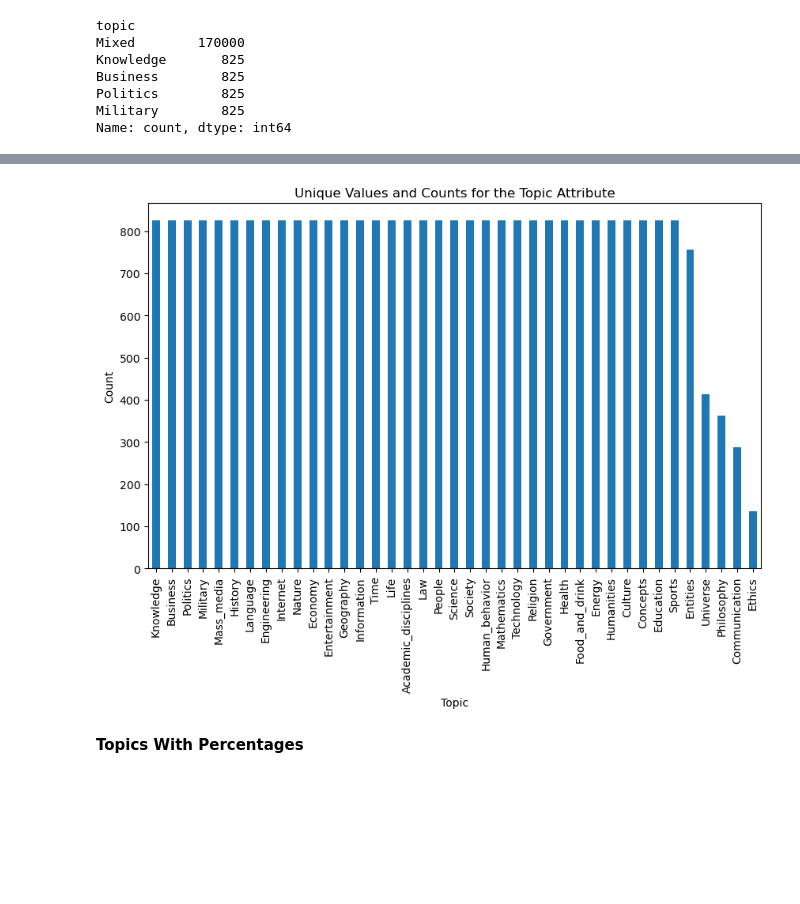
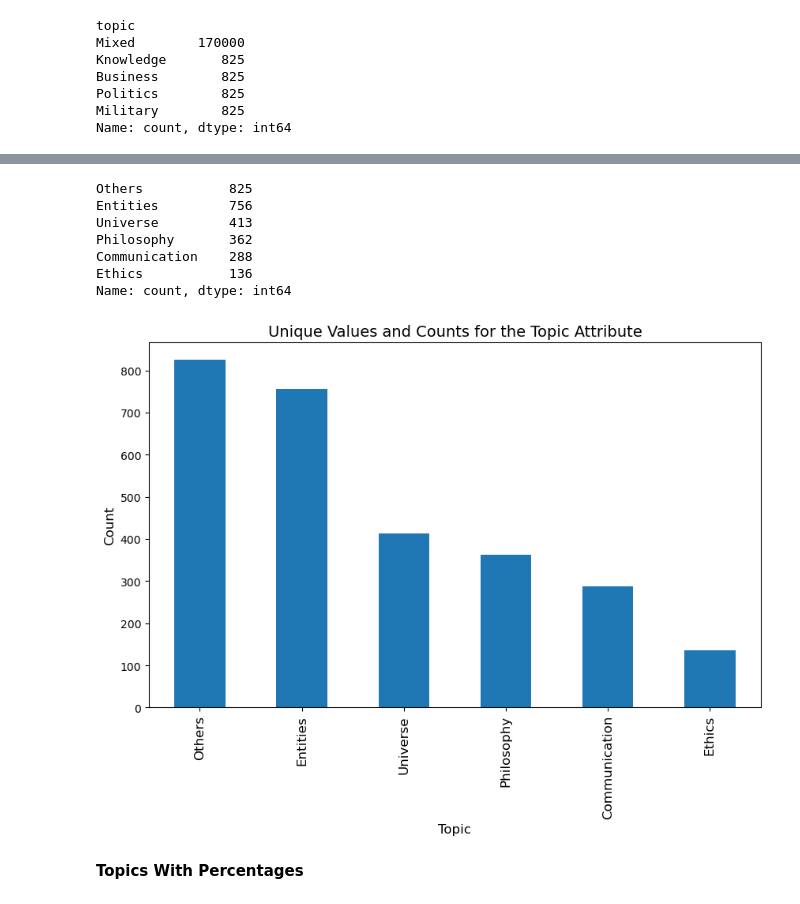
Before and after one commit to alexcalabrese/dsl_project, a Jupyter notebook: DS Lab - Project - Data Exploration.ipynb, the cells around one changed output, grey strips where cells are left out. Cells and saved outputs as stored; diff of their text form; code cells hidden in the pictures; blank space fills up the shorter version.

```diff
--- a/DS Lab - Project - Data Exploration.ipynb
+++ b/DS Lab - Project - Data Exploration.ipynb
@@ -125,3 +125,11 @@ Business        825
 Politics        825
 Military        825
 Name: count, dtype: int64
+# %%
+# Set the font sizes
+plt.rcParams.update({'font.size': 12})  # Adjust base font size as needed
+plt.rcParams['axes.titlesize'] = 14   # Title font size
+plt.rcParams['axes.labelsize'] = 12   # Axis labels font size
+plt.rcParams['xtick.labelsize'] = 10  # X ticks labels font size
+plt.rcParams['ytick.labelsize'] = 10  # Y ticks labels font size
+plt.rcParams['legend.fontsize'] = 12  # Legend font size
@@ -128,16 +158,27 @@ Name: count, dtype: int64
+# %%
+topic_plot_data = topic_counts[-6:]
+temp_indexes = topic_plot_data.index.tolist()
+temp_indexes[0] = "Others"
+topic_plot_data.index = temp_indexes
+topic_plot_data
+# %% [output]
+Others           825
+Entities         756
+Universe         413
+Philosophy       362
+Communication    288
+Ethics           136
+Name: count, dtype: int64
 # %%
-topic_counts = df['topic'].value_counts()
-topic_counts = topic_counts.drop("Mixed")
-
 # Create a bar chart
 plt.figure(figsize=(10, 6))
-topic_counts.plot(kind='bar')
+topic_plot_data.plot(kind='bar')
 plt.xlabel('Topic')
 plt.ylabel('Count')
 plt.title('Unique Values and Counts for the Topic Attribute')
 plt.show()
 # %% [output]
-[figure, old version]
+[figure, new version]
 # %% [markdown]
 **Topics With Percentages**
 # %%
```
Also changed, not shown: parts of 20 cells of this notebook, 2 other files.
